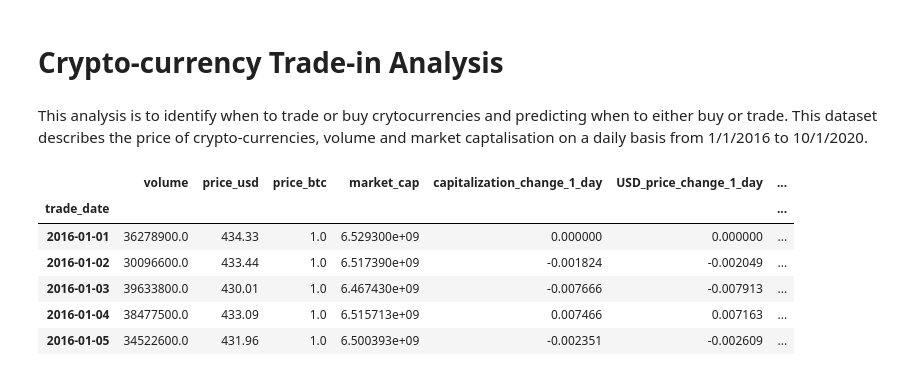
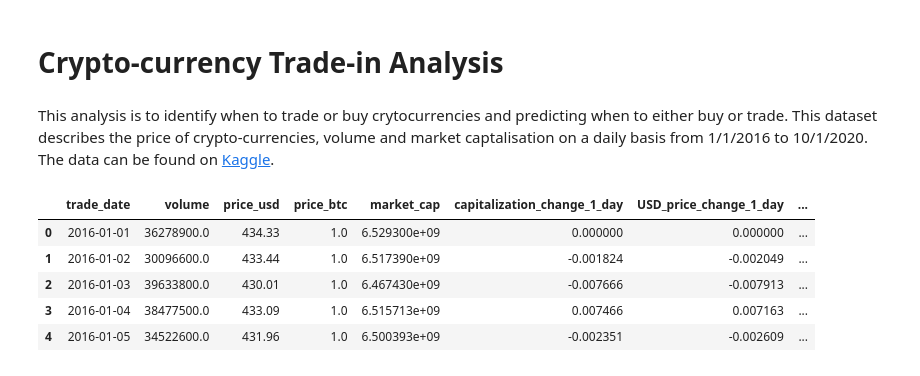
Before and after one commit to JHa568/Data-Analysis, a Jupyter notebook: 1. Crypto_trade-in/Crypto-Currency_trade-in.ipynb, the cells around one changed output. Cells and saved outputs as stored; diff of their text form; code cells hidden in the pictures.

```diff
--- a/1. Crypto_trade-in/Crypto-Currency_trade-in.ipynb
+++ b/1. Crypto_trade-in/Crypto-Currency_trade-in.ipynb
@@ -1,7 +1,7 @@
 # %% [markdown]
 # Crypto-currency Trade-in Analysis
 # %% [markdown]
-This analysis is to identify when to trade or buy crytocurrencies and predicting when to either buy or trade. This dataset describes the price of crypto-currencies, volume and market captalisation on a daily basis from 1/1/2016 to 10/1/2020.
+This analysis is to identify when to trade or buy crytocurrencies and predicting when to either buy or trade. This dataset describes the price of crypto-currencies, volume and market captalisation on a daily basis from 1/1/2016 to 10/1/2020. The data can be found on [Kaggle](https://www.kaggle.com/georgezakharov/historical-data-on-the-trading-of-cryptocurrencies).
 # %%
 # Python Imports
 import pandas as pd
@@ -13,22 +19,21 @@ path = 'C:\\Users\\Jamie\\Desktop\\NN_Project\\Other projects'
-# %%
-# Filter crypto data
-file_loc = path + '\\Datasets\\crypto_tradinds.csv' # File location
-file = pd.read_csv(file_loc)
-file = file.set_index('trade_date')
-currency_types = file['crypto_name'].unique()
-currency_array = []
-for c in currency_types:
-    currency = file[file['crypto_name'] == c]
-    currency_array.append(currency)
-file.head()
-# %% [output]
-|  | volume | price_usd | price_btc | market_cap | capitalization_change_1_day | USD_price_change_1_day | ... |
-| trade_date |  |  |  |  |  |  | ... |
-| 2016-01-01 | 36278900.0 | 434.33 | 1.0 | 6.529300e+09 | 0.000000 | 0.000000 | ... |
-| 2016-01-02 | 30096600.0 | 433.44 | 1.0 | 6.517390e+09 | -0.001824 | -0.002049 | ... |
-| 2016-01-03 | 39633800.0 | 430.01 | 1.0 | 6.467430e+09 | -0.007666 | -0.007913 | ... |
-| 2016-01-04 | 38477500.0 | 433.09 | 1.0 | 6.515713e+09 | 0.007466 | 0.007163 | ... |
-| 2016-01-05 | 34522600.0 | 431.96 | 1.0 | 6.500393e+09 | -0.002351 | -0.002609 | ... |
+# %%
+# Filter crypto data
+file_loc = path + '\\Datasets\\crypto_tradinds.csv' # File location
+file = pd.read_csv(file_loc)
+file['trade_date'] = pd.to_datetime(file['trade_date'])
+mask = (file['trade_date'] >= "2016-1-1") & (file['trade_date'] <= "2020-1-10") & (file['trade_date'] == "2016-1-1")
+c = pd.DataFrame(file.loc[mask])
+filter_types = pd.Series(list(c['crypto_name']))
+types = long_types[pd.notna(long_types)]
+data_filt = pd.DataFrame(file[file['crypto_name'].isin(types)])
+data_filt.head() # Data that has the same range as bitcoin
+# %% [output]
+|  | trade_date | volume | price_usd | price_btc | market_cap | capitalization_change_1_day | USD_price_change_1_day | ... |
+| 0 | 2016-01-01 | 36278900.0 | 434.33 | 1.0 | 6.529300e+09 | 0.000000 | 0.000000 | ... |
+| 1 | 2016-01-02 | 30096600.0 | 433.44 | 1.0 | 6.517390e+09 | -0.001824 | -0.002049 | ... |
+| 2 | 2016-01-03 | 39633800.0 | 430.01 | 1.0 | 6.467430e+09 | -0.007666 | -0.007913 | ... |
+| 3 | 2016-01-04 | 38477500.0 | 433.09 | 1.0 | 6.515713e+09 | 0.007466 | 0.007163 | ... |
+| 4 | 2016-01-05 | 34522600.0 | 431.96 | 1.0 | 6.500393e+09 | -0.002351 | -0.002609 | ... |
 # %%
 # Bitcoin Google searches
 word_searches = path + "\\Data Analysis\\1. Crypto_trade-in\\multiTimeline.csv"
```
Also changed, not shown: parts of 7 cells of this notebook, 1 other file.
